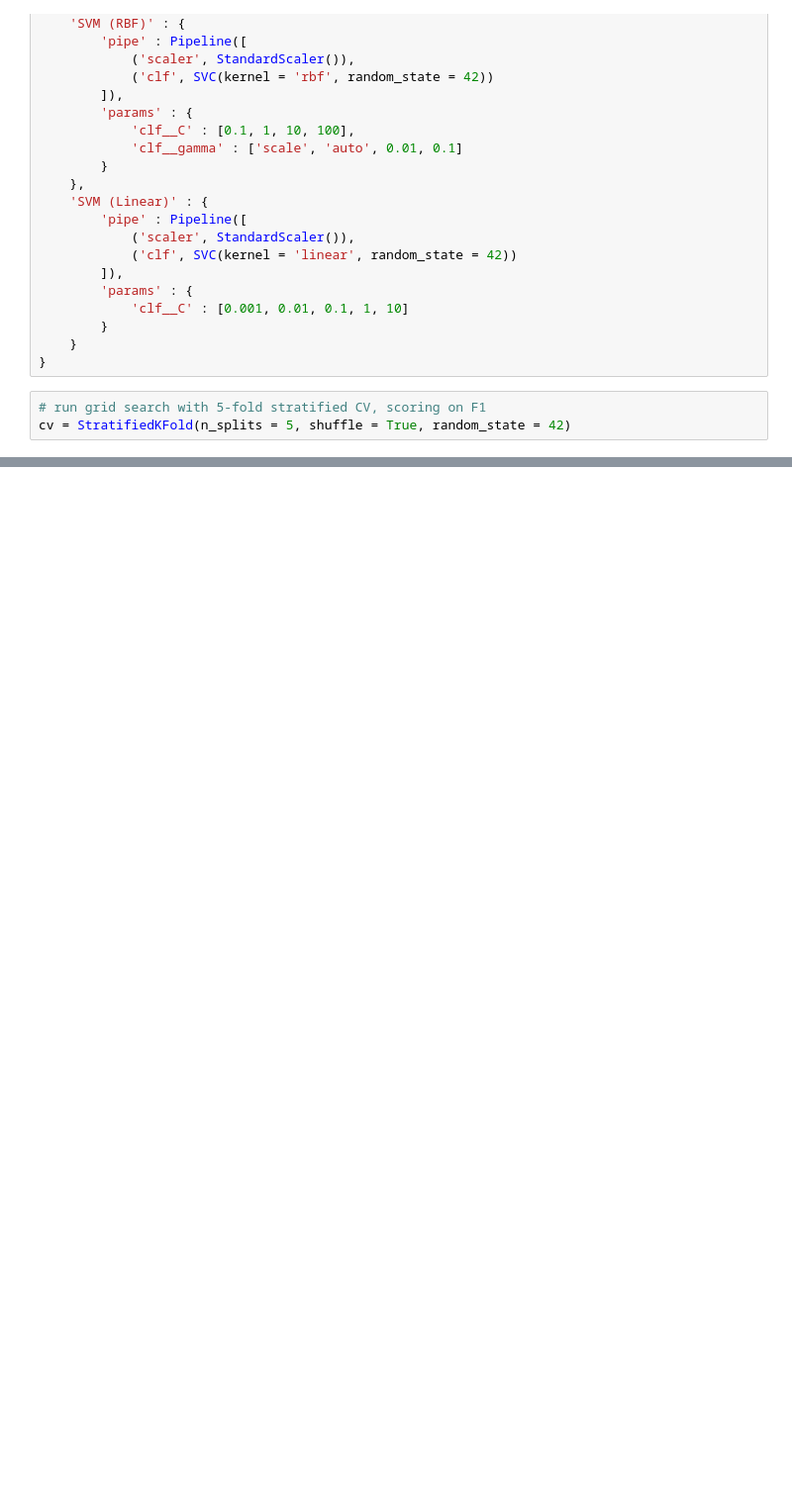
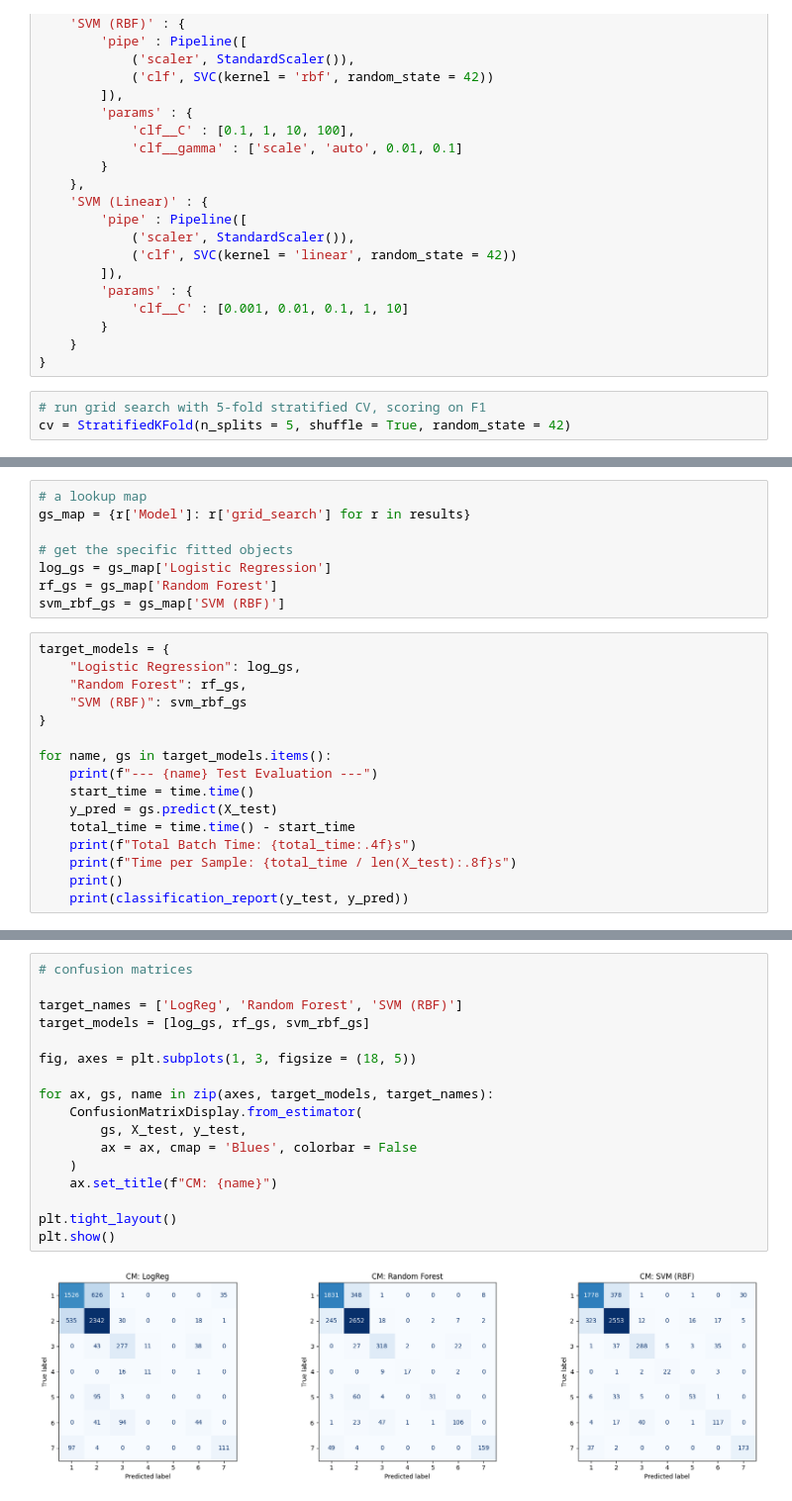
Before and after one commit to almonadavid/dsc-340-project-2, a Jupyter notebook: phase_two.ipynb, the cells around one changed output, grey strips where cells are left out. Shown at 99% size. Saved outputs shown, nothing was run; the diff lists cells and outputs as text; blank space fills up the shorter version.

```diff
--- a/phase_two.ipynb
+++ b/phase_two.ipynb
@@ -288,0 +426,24 @@ results_df
+# %%
+# a lookup map
+gs_map = {r['Model']: r['grid_search'] for r in results}
+
+# get the specific fitted objects
+log_gs = gs_map['Logistic Regression']
+rf_gs = gs_map['Random Forest']
+svm_rbf_gs = gs_map['SVM (RBF)']
+# %%
+target_models = {
+    "Logistic Regression": log_gs,
+    "Random Forest": rf_gs,
+    "SVM (RBF)": svm_rbf_gs
+}
+
+for name, gs in target_models.items():
+    print(f"--- {name} Test Evaluation ---")
+    start_time = time.time()
+    y_pred = gs.predict(X_test)
+    total_time = time.time() - start_time
+    print(f"Total Batch Time: {total_time:.4f}s")
+    print(f"Time per Sample: {total_time / len(X_test):.8f}s")
+    print()
+    print(classification_report(y_test, y_pred))
@@ -288,0 +468,19 @@ results_df
+# %%
+# confusion matrices
+
+target_names = ['LogReg', 'Random Forest', 'SVM (RBF)']
+target_models = [log_gs, rf_gs, svm_rbf_gs]
+
+fig, axes = plt.subplots(1, 3, figsize = (18, 5))
+
+for ax, gs, name in zip(axes, target_models, target_names):
+    ConfusionMatrixDisplay.from_estimator(
+        gs, X_test, y_test,
+        ax = ax, cmap = 'Blues', colorbar = False
+    )
+    ax.set_title(f"CM: {name}")
+
+plt.tight_layout()
+plt.show()
+# %% [output]
+[figure, added]
```
Also changed, not shown: parts of 31 cells of this notebook.
